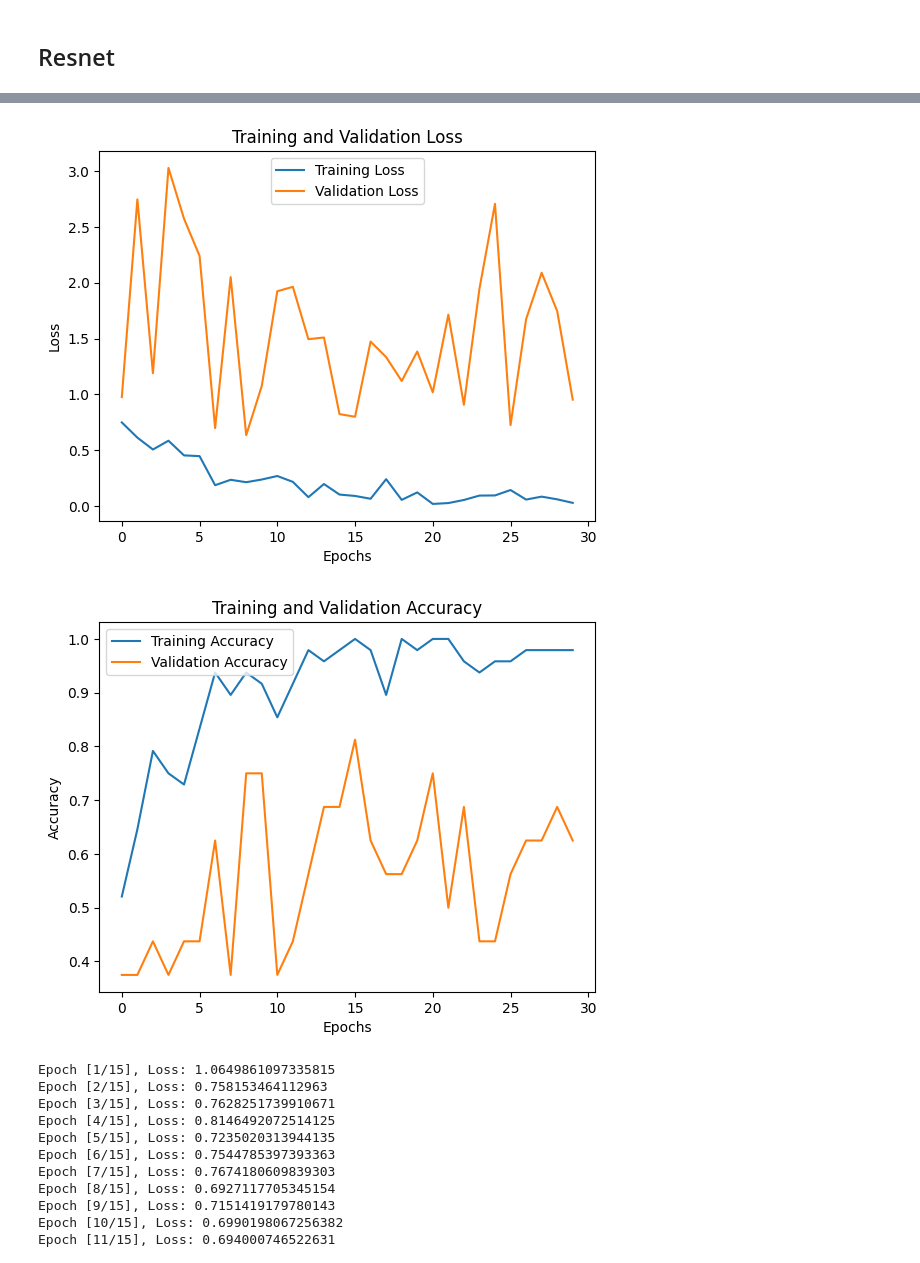
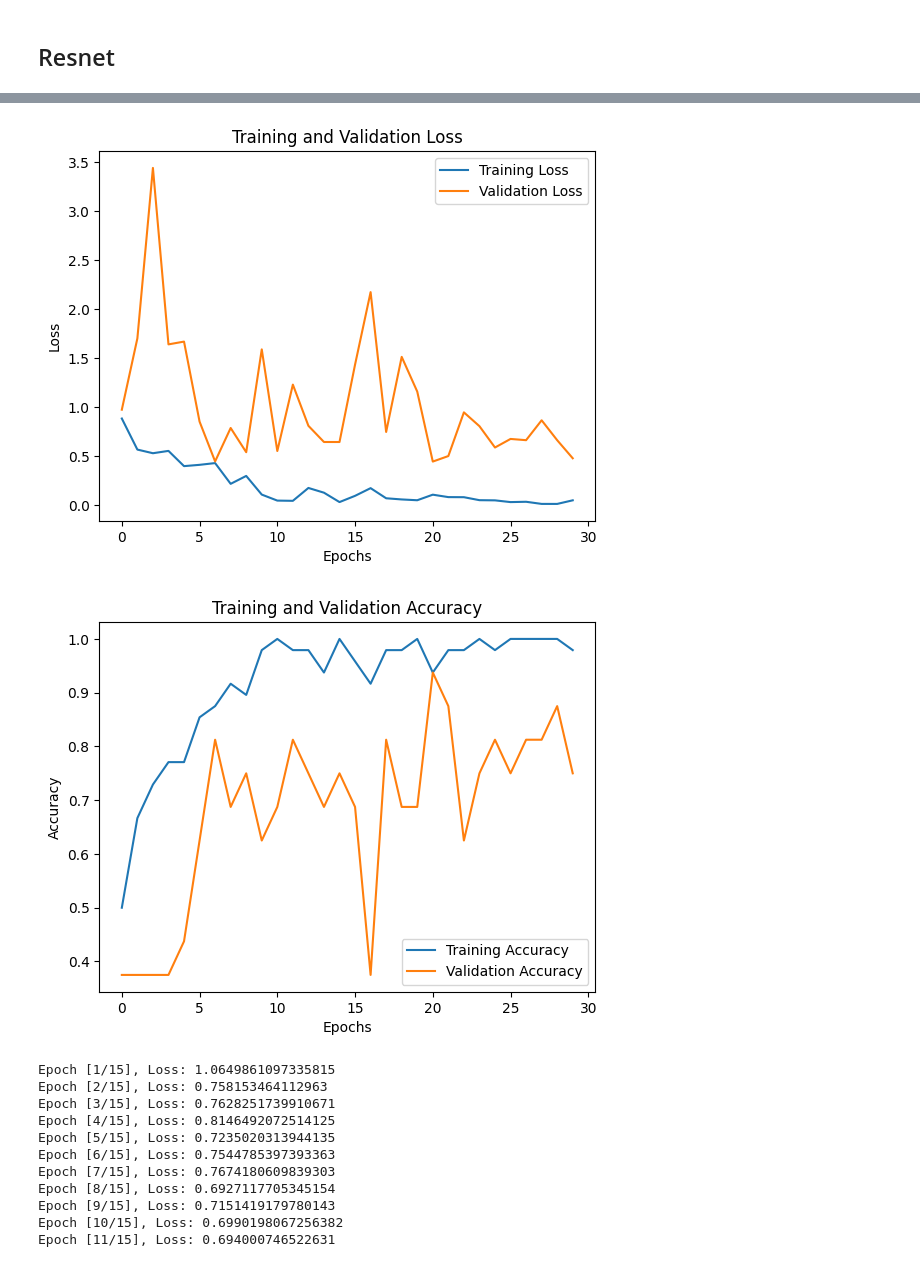
Before and after one commit to Lycho556/AML_LAB, a Jupyter notebook: main.ipynb, the cells around one changed output, grey strips where cells are left out. Saved outputs shown, nothing was run; the diff lists cells and outputs as text; code cells hidden in the pictures.

```diff
--- a/main.ipynb
+++ b/main.ipynb
@@ -341,7 +341,7 @@ num_classes = 2
 # 修改全连接层以匹配类别数
 num_ftrs = model_resnet.fc.in_features
 model_resnet.fc = nn.Sequential(
-    nn.Dropout(0.5),  # 增加Dropout
+    nn.Dropout(0.3),  # 增加Dropout
     nn.Linear(num_ftrs, num_classes)
 )
 criterion = nn.CrossEntropyLoss()  # 选择适合你任务的损失函数
@@ -468,5 +468,5 @@ Test Loss: 1.0533, Test Accuracy: 0.6250
-[figure, old version]
+[figure, new version]
-[figure, old version]
+[figure, new version]
 # %%
 from torchvision import models
 
```
Also changed, not shown: parts of 1 cell of this notebook, 11 other files.
